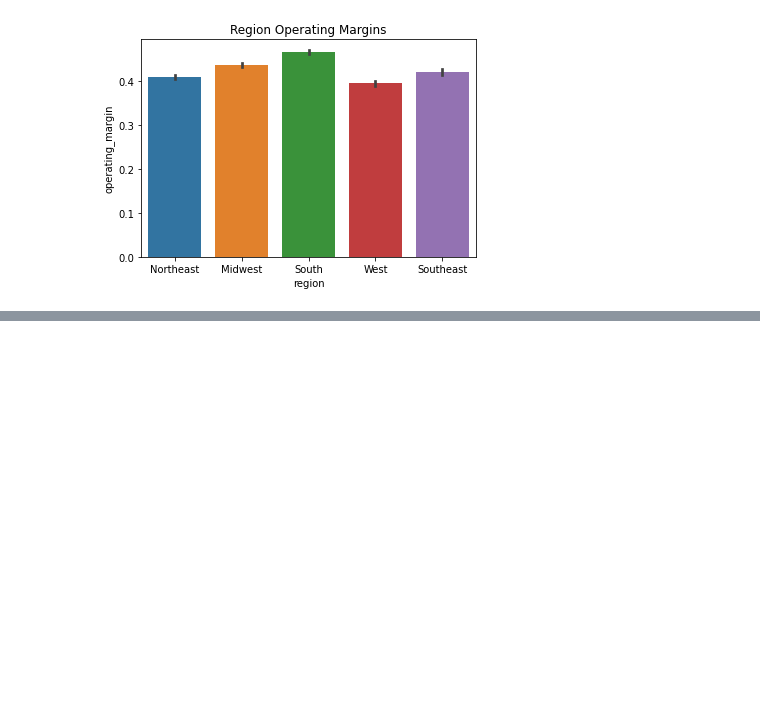
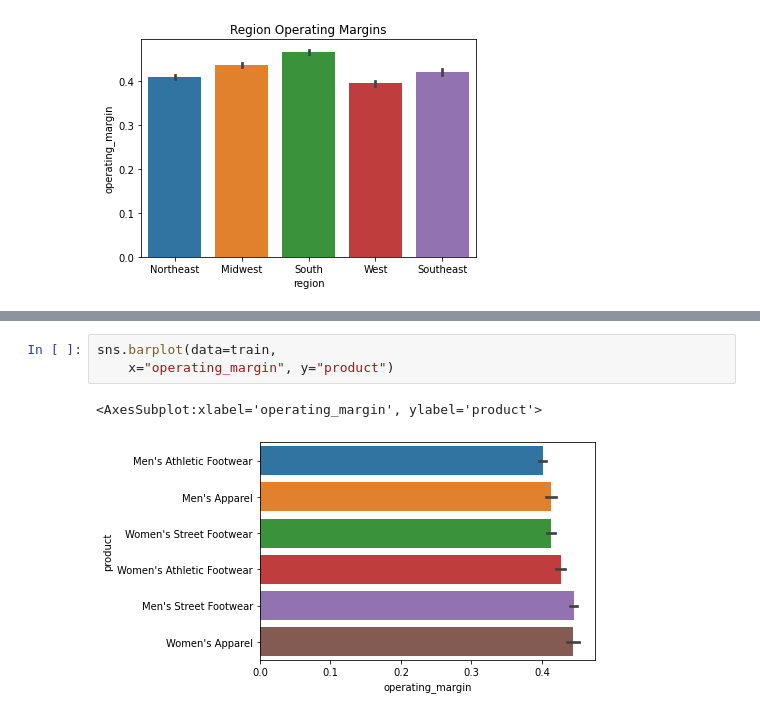
Before and after one commit to allantestaten/adidas_classification, a Jupyter notebook: scratch_notebook.ipynb, the cells around one changed output, grey strips where cells are left out. Saved outputs shown, nothing was run; the diff lists cells and outputs as text; blank space fills up the shorter version.

```diff
--- a/scratch_notebook.ipynb
+++ b/scratch_notebook.ipynb
@@ -322,0 +442,6 @@ TypeError: unsupported operand type(s) for +: 'float' and 'str'
+# %%
+sns.barplot(data=train,
+    x="operating_margin", y="product")
+# %% [output]
+<AxesSubplot:xlabel='operating_margin', ylabel='product'>
+[figure, added]
```
Also changed, not shown: parts of 25 cells of this notebook.
